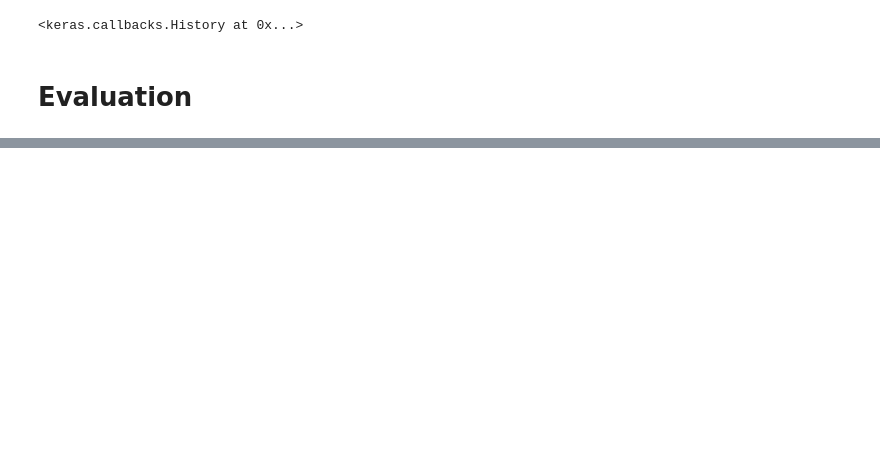
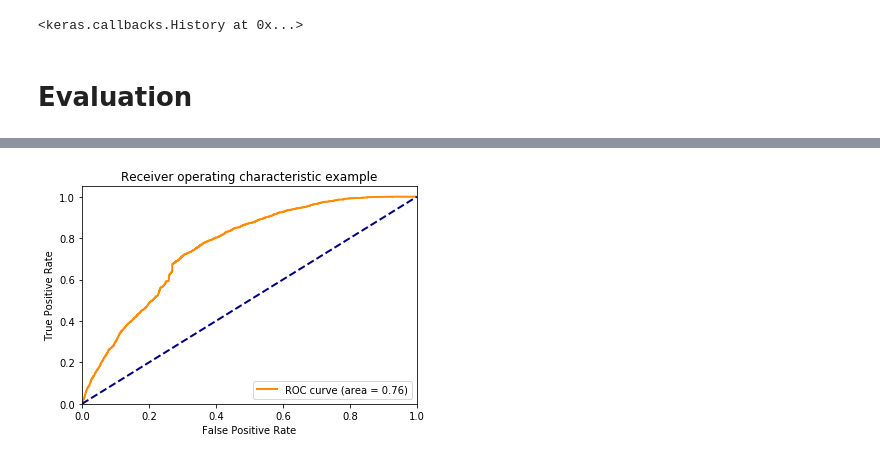
Before and after one commit to gittinic/mlp_final_proj_fake_news, a Jupyter notebook: main_Jasper.ipynb, the cells around one changed output, grey strips where cells are left out. Cells and saved outputs as stored; diff of their text form; code cells hidden in the pictures; blank space fills up the shorter version.

```diff
--- a/main_Jasper.ipynb
+++ b/main_Jasper.ipynb
@@ -766,6 +768,6 @@ Image("Images/model_combined.png")
 model_total.compile(optimizer='rmsprop', loss='categorical_crossentropy',metrics=['mse','accuracy'])
 # %%
 model_total.fit([X_train_cat, X_train_con], Y_train,
-          epochs=20, batch_size=32)
+          epochs=20, batch_size=42)
 # %% [output]
 Epoch 1/20
@@ -843,22 +874,35 @@ tpr = dict()
 roc_auc = dict()
 for i in range(3):
     #fpr[i], tpr[i], _ = roc_curve(y_test[:, i], y_score[:, i])
-    fpr[i], tpr[i], _ = roc_curve(Y_train[:, i], score_con[1]))
+    #fpr[i], tpr[i], _ = roc_curve(Y_train[:, i], score_con[2])
+    fpr[i], tpr[i], _ = roc_curve(Y_train[:, i], ypred_con[:,i])
     roc_auc[i] = auc(fpr[i], tpr[i])
 
 # Compute micro-average ROC curve and ROC area
-fpr["micro"], tpr["micro"], _ = roc_curve(y_test.ravel(), y_score.ravel())
+fpr["micro"], tpr["micro"], _ = roc_curve(Y_train.ravel(), ypred_con.ravel())
+
 roc_auc["micro"] = auc(fpr["micro"], tpr["micro"])
 # %%
-plt.figure()
-lw = 2
-plt.plot(fpr[2], tpr[2], color='darkorange',
-         lw=lw, label='ROC curve (area = %0.2f)' % roc_auc[2])
-plt.plot([0, 1], [0, 1], color='navy', lw=lw, linestyle='--')
-plt.xlim([0.0, 1.0])
-plt.ylim([0.0, 1.05])
-plt.xlabel('False Positive Rate')
-plt.ylabel('True Positive Rate')
-plt.title('Receiver operating characteristic example')
-plt.legend(loc="lower right")
-plt.show()
+def get_roc_cruve(news):
+    if (news == 'True'):
+        i = 2
+    if news == 'False':
+        i = 0
+    if news == 'Mixed':
+        i = 1
+    plt.figure()
+    lw = 2
+    plt.plot(fpr[i], tpr[i], color='darkorange',
+             lw=lw, label='ROC curve (area = %0.2f)' % roc_auc[i])
+    plt.plot([0, 1], [0, 1], color='navy', lw=lw, linestyle='--')
+    plt.xlim([0.0, 1.0])
+    plt.ylim([0.0, 1.05])
+    plt.xlabel('False Positive Rate')
+    plt.ylabel('True Positive Rate')
+    plt.title('Receiver operating characteristic example')
+    plt.legend(loc="lower right")
+    plt.show()
+# %%
+get_roc_cruve('Mixed')
+# %% [output]
+[figure, added]
```
Also changed, not shown: parts of 29 cells of this notebook, 5 other files.
